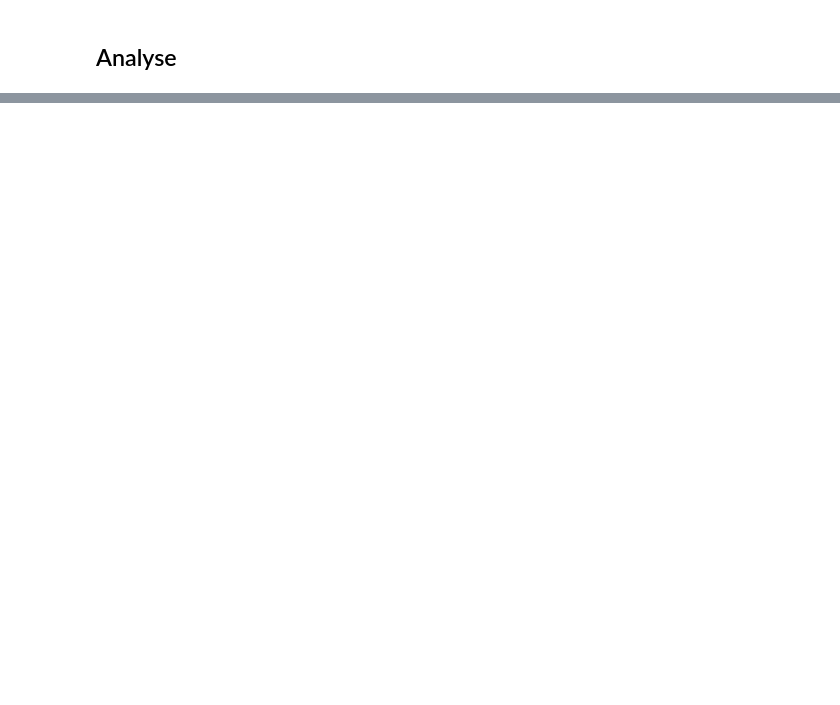
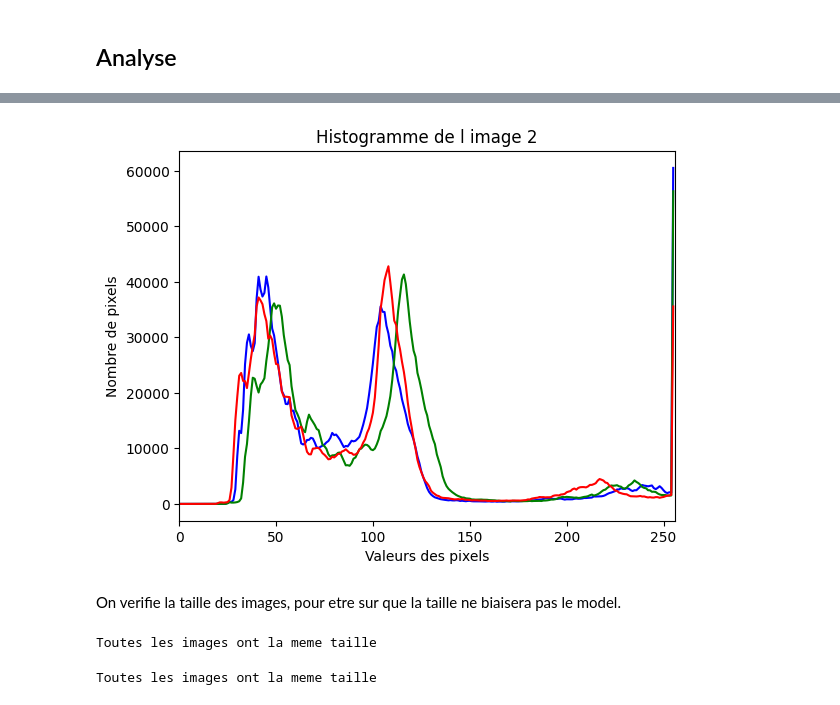
Before and after one commit to YANNBEN2310/DETECTION_RECOGNITION, a Jupyter notebook: Projet_Detection&Reconnaissance.ipynb, the cells around one changed output, grey strips where cells are left out. Drawn from its saved outputs; the diff is of its cells as text; code cells hidden in the pictures; blank space fills up the shorter version.

```diff
--- a/Projet_Detection&Reconnaissance.ipynb
+++ b/Projet_Detection&Reconnaissance.ipynb
@@ -124,0 +188,61 @@ display(ⵜⵎⵙⵙⵓⵏⵜ)
+# %%
+#on prend l'image 2, et on fait un histogramme de l'image en fonction de chaque couleur (rouge, vert, bleu)
+color = ('b','g','r')
+
+for i,col in enumerate(color):
+    histr = cv2.calcHist([img2],[i],None,[256],[0,256])
+    plt.plot(histr,color = col)
+    plt.xlim([0,256])
+plt.title('Histogramme de l image 2')
+plt.xlabel('Valeurs des pixels')
+plt.ylabel('Nombre de pixels')
+plt.show()
+# %% [output]
+[figure, added]
+# %% [markdown]
+On verifie la taille des images, pour etre sur que la taille ne biaisera pas le model.
+# %%
+images_size_tuple = []
+
+
+path = 'Data/X/X_train_stutgart/stuttgart'
+files = os.listdir(path)
+nb_files = len(files)
+
+for file in files:
+    img = cv2.imread(path + '/' + file)
+    images_size_tuple.append(img.shape)
+
+# on verifie si il existe des valeurs differents, si oui, alors on affiche les valeurs sinon on affiche que toute les images ont la meme taille
+if len(set(images_size_tuple)) > 1:
+
+    print("Il existe des images de tailles differentes")
+    for i in range(196):
+        print(f"Image {i} : {images_size_tuple[i]}")
+else:
+    print("Toutes de Stuttgart les images ont la meme taille")
+# %% [output]
+Toutes les images ont la meme taille
+# %%
+#on test la meme chose pour le dossier DATA/X/X/X_test_berlin et DATA/X/X/X_val frankfurt
+images_size_tuple = []
+#on prend les images de berlin qui on la forme berlin_000000_000019_leftImg8bit.png
+
+path = 'Data/X/X_test_berlin/berlin'
+files = os.listdir(path)
+nb_files = len(files)
+
+for file in files:
+    img = cv2.imread(path + '/' + file)
+    images_size_tuple.append(img.shape)
+
+# on verifie si il existe des valeurs differents, si oui, alors on affiche les valeurs sinon on affiche que toute les images ont la meme taille
+if len(set(images_size_tuple)) > 1:
+
+    print("Il existe des images de tailles differentes")
+    for i in range(nb_files):
+        print(f"Image {i} : {images_size_tuple[i]}")
+else:
+    print("Toutes les images ont la meme taille")
+# %% [output]
+Toutes les images ont la meme taille
```
Also changed, not shown: parts of 14 cells of this notebook.
